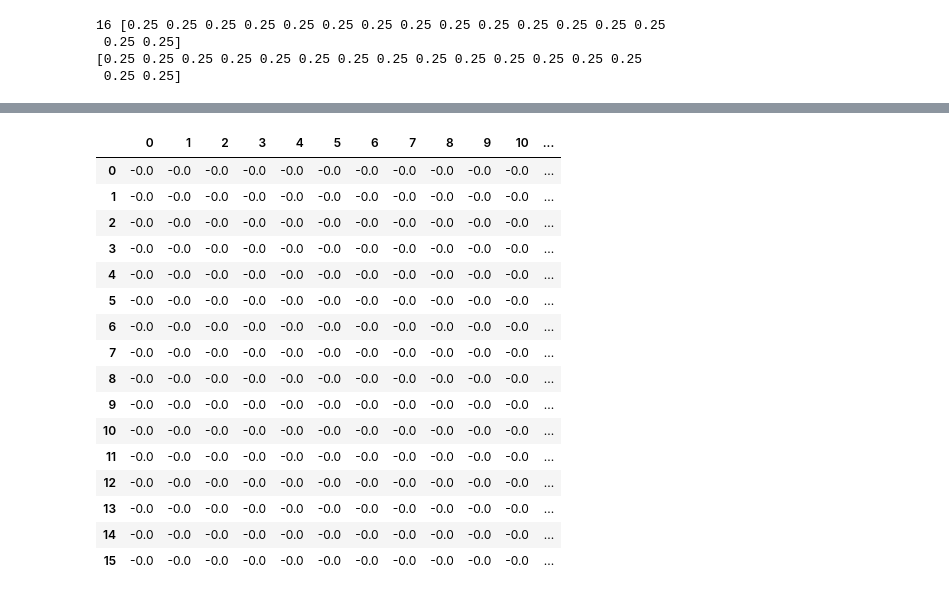
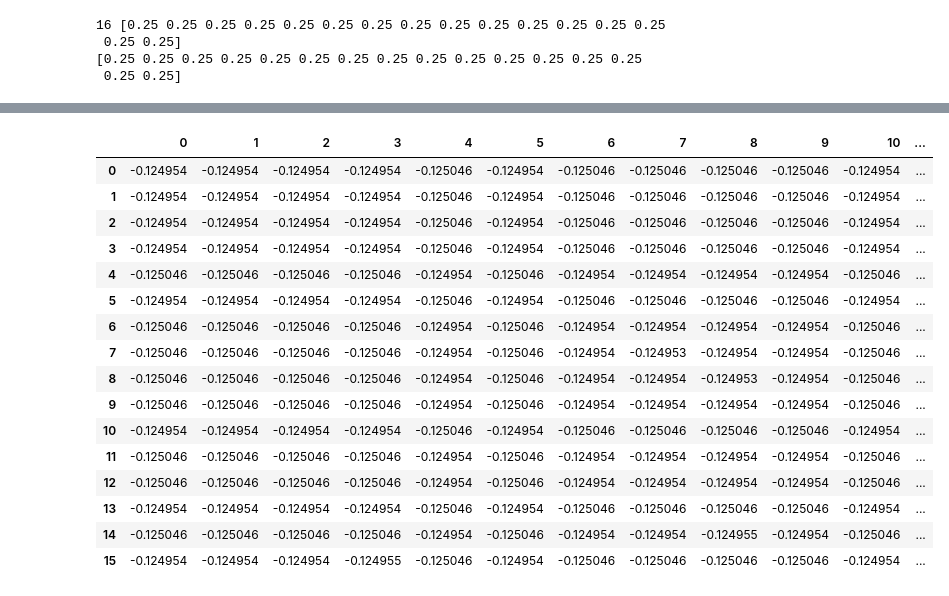
Before and after one commit to 24shiny/Inverse_Laplacian_embedding, a Jupyter notebook: Laplacian_embedding/quantum_LE_test.ipynb, the cells around one changed output, grey strips where cells are left out. Drawn from its saved outputs; the diff is of its cells as text; code cells hidden in the pictures.

```diff
--- a/Laplacian_embedding/quantum_LE_test.ipynb
+++ b/Laplacian_embedding/quantum_LE_test.ipynb
@@ -65,11 +77,11 @@ print(len(L_dec))
 # %%
-dev = qml.device("default.qubit", wires=14)
-reg = qml.registers({"control": 7, "target": 7})
-norm_coeff = (np.sqrt(coeff) / np.linalg.norm(np.sqrt(coeff)))
+dev = qml.device("default.qubit", wires=8)
+reg = qml.registers({"control": 4, "target": 4})
+norm_coeff = (np.sqrt(coeff_red) / np.linalg.norm(np.sqrt(coeff_red)))
 # scaling_factor = sum(abs(norm_coeff))
 
 # shifing wires for unitaries
-unitaries = [qml.map_wires(op_elem, {i: i + 7 for i in range(7)}) for op_elem in op]
+unitaries = [qml.map_wires(op_elem, {i: i + 4 for i in range(4)}) for op_elem in op_red]
 
 def block_encoding():
     qml.StatePrep(norm_coeff, wires=reg['control'])
@@ -113,11 +125,11 @@ L_inv_norm:
 # %%
 dev = qml.device("default.qubit", wires=8)
 reg = qml.registers({"control": 4, "target": 4})
-norm_coeff = (np.sqrt(coeff) / np.linalg.norm(np.sqrt(coeff)))
+norm_coeff = (np.sqrt(coeff_red) / np.linalg.norm(np.sqrt(coeff_red)))
 # scaling_factor = sum(abs(norm_coeff))
 
 # shifing wires for unitaries
-unitaries = [qml.map_wires(op_elem, {i: i + 4 for i in range(4)}) for op_elem in op]
+unitaries = [qml.map_wires(op_elem, {i: i + 4 for i in range(4)}) for op_elem in op_red]
 
 def block_encoding():
     qml.StatePrep(norm_coeff, wires=reg['control'])
@@ -193,55 +205,31 @@ val, vec = post_pm(val,vec)
 # %%
 def deflate(A, eig_val, eig_vec):
     return A - eig_val * np.outer(eig_vec, eig_vec)
 
-def block_encoding():
-    qml.StatePrep(norm_coeff, wires=reg['control'])
-    qml.Select(unitaries, control=reg['control'])
-    qml.adjoint(qml.StatePrep(norm_coeff, wires=reg['control']))
+def_mat = deflate(def_mat, eig_val, eig_vec)
 
-def power_method(A):
-    A_dec = qml.pauli_decompose(A)
-    coeff, op = A_dec.terms()
-    n_half = int(len(L_dec)/2)
-
-    dev = qml.device("default.qubit", wires=n_half*2)
-    reg = qml.registers({"control": n_half, "target": n_half})
-    norm_coeff = (np.sqrt(coeff) / np.linalg.norm(np.sqrt(coeff)))
-
-    # shifing wires for unitaries
-    unitaries = [qml.map_wires(op_elem, {i: i + n_half for i in range(n_half)}) for op_elem in op]
-
-    val, vec = pm(A)
-    val, vec = post_pm(val,vec)
-    return val, vec
-
-# power and deflation methods
 def_val = []
 def_vec = []
-def_mat = L_inv_norm
 
-eig_val, eig_vec = power_method(def_mat)
-def_val.append(eig_val)
-def_vec.append(eig_vec)
-def_mat = deflate(def_mat, eig_val, eig_vec)
-def_mat.shape
+def_val.append(val)
+def_vec.append(vec)
 
-pd.DataFrame(np.real(np.round(def_mat,5)))
+pd.DataFrame(np.real(def_mat))
 # %% [output]
 |  | 0 | 1 | 2 | 3 | 4 | 5 | 6 | 7 | 8 | 9 | 10 | ... |
-| 0 | -0.0 | -0.0 | -0.0 | -0.0 | -0.0 | -0.0 | -0.0 | -0.0 | -0.0 | -0.0 | -0.0 | ... |
-| 1 | -0.0 | -0.0 | -0.0 | -0.0 | -0.0 | -0.0 | -0.0 | -0.0 | -0.0 | -0.0 | -0.0 | ... |
-| 2 | -0.0 | -0.0 | -0.0 | -0.0 | -0.0 | -0.0 | -0.0 | -0.0 | -0.0 | -0.0 | -0.0 | ... |
-| 3 | -0.0 | -0.0 | -0.0 | -0.0 | -0.0 | -0.0 | -0.0 | -0.0 | -0.0 | -0.0 | -0.0 | ... |
-| 4 | -0.0 | -0.0 | -0.0 | -0.0 | -0.0 | -0.0 | -0.0 | -0.0 | -0.0 | -0.0 | -0.0 | ... |
-| 5 | -0.0 | -0.0 | -0.0 | -0.0 | -0.0 | -0.0 | -0.0 | -0.0 | -0.0 | -0.0 | -0.0 | ... |
-| 6 | -0.0 | -0.0 | -0.0 | -0.0 | -0.0 | -0.0 | -0.0 | -0.0 | -0.0 | -0.0 | -0.0 | ... |
-| 7 | -0.0 | -0.0 | -0.0 | -0.0 | -0.0 | -0.0 | -0.0 | -0.0 | -0.0 | -0.0 | -0.0 | ... |
-| 8 | -0.0 | -0.0 | -0.0 | -0.0 | -0.0 | -0.0 | -0.0 | -0.0 | -0.0 | -0.0 | -0.0 | ... |
-| 9 | -0.0 | -0.0 | -0.0 | -0.0 | -0.0 | -0.0 | -0.0 | -0.0 | -0.0 | -0.0 | -0.0 | ... |
-| 10 | -0.0 | -0.0 | -0.0 | -0.0 | -0.0 | -0.0 | -0.0 | -0.0 | -0.0 | -0.0 | -0.0 | ... |
-| 11 | -0.0 | -0.0 | -0.0 | -0.0 | -0.0 | -0.0 | -0.0 | -0.0 | -0.0 | -0.0 | -0.0 | ... |
-| 12 | -0.0 | -0.0 | -0.0 | -0.0 | -0.0 | -0.0 | -0.0 | -0.0 | -0.0 | -0.0 | -0.0 | ... |
-| 13 | -0.0 | -0.0 | -0.0 | -0.0 | -0.0 | -0.0 | -0.0 | -0.0 | -0.0 | -0.0 | -0.0 | ... |
-| 14 | -0.0 | -0.0 | -0.0 | -0.0 | -0.0 | -0.0 | -0.0 | -0.0 | -0.0 | -0.0 | -0.0 | ... |
-| 15 | -0.0 | -0.0 | -0.0 | -0.0 | -0.0 | -0.0 | -0.0 | -0.0 | -0.0 | -0.0 | -0.0 | ... |
+| 0 | -0.124954 | -0.124954 | -0.124954 | -0.124954 | -0.125046 | -0.124954 | -0.125046 | -0.125046 | -0.125046 | -0.125046 | -0.124954 | ... |
+| 1 | -0.124954 | -0.124954 | -0.124954 | -0.124954 | -0.125046 | -0.124954 | -0.125046 | -0.125046 | -0.125046 | -0.125046 | -0.124954 | ... |
+| 2 | -0.124954 | -0.124954 | -0.124954 | -0.124954 | -0.125046 | -0.124954 | -0.125046 | -0.125046 | -0.125046 | -0.125046 | -0.124954 | ... |
+| 3 | -0.124954 | -0.124954 | -0.124954 | -0.124954 | -0.125046 | -0.124954 | -0.125046 | -0.125046 | -0.125046 | -0.125046 | -0.124954 | ... |
+| 4 | -0.125046 | -0.125046 | -0.125046 | -0.125046 | -0.124954 | -0.125046 | -0.124954 | -0.124954 | -0.124954 | -0.124954 | -0.125046 | ... |
+| 5 | -0.124954 | -0.124954 | -0.124954 | -0.124954 | -0.125046 | -0.124954 | -0.125046 | -0.125046 | -0.125046 | -0.125046 | -0.124954 | ... |
+| 6 | -0.125046 | -0.125046 | -0.125046 | -0.125046 | -0.124954 | -0.125046 | -0.124954 | -0.124954 | -0.124954 | -0.124954 | -0.125046 | ... |
+| 7 | -0.125046 | -0.125046 | -0.125046 | -0.125046 | -0.124954 | -0.125046 | -0.124954 | -0.124953 | -0.124954 | -0.124954 | -0.125046 | ... |
+| 8 | -0.125046 | -0.125046 | -0.125046 | -0.125046 | -0.124954 | -0.125046 | -0.124954 | -0.124954 | -0.124953 | -0.124954 | -0.125046 | ... |
+| 9 | -0.125046 | -0.125046 | -0.125046 | -0.125046 | -0.124954 | -0.125046 | -0.124954 | -0.124954 | -0.124954 | -0.124954 | -0.125046 | ... |
+| 10 | -0.124954 | -0.124954 | -0.124954 | -0.124954 | -0.125046 | -0.124954 | -0.125046 | -0.125046 | -0.125046 | -0.125046 | -0.124954 | ... |
+| 11 | -0.125046 | -0.125046 | -0.125046 | -0.125046 | -0.124954 | -0.125046 | -0.124954 | -0.124954 | -0.124954 | -0.124954 | -0.125046 | ... |
+| 12 | -0.125046 | -0.125046 | -0.125046 | -0.125046 | -0.124954 | -0.125046 | -0.124954 | -0.124954 | -0.124954 | -0.124954 | -0.125046 | ... |
+| 13 | -0.124954 | -0.124954 | -0.124954 | -0.124954 | -0.125046 | -0.124954 | -0.125046 | -0.125046 | -0.125046 | -0.125046 | -0.124954 | ... |
+| 14 | -0.125046 | -0.125046 | -0.125046 | -0.125046 | -0.124954 | -0.125046 | -0.124954 | -0.124954 | -0.124955 | -0.124954 | -0.125046 | ... |
+| 15 | -0.124954 | -0.124954 | -0.124954 | -0.124955 | -0.125046 | -0.124954 | -0.125046 | -0.125046 | -0.125046 | -0.125046 | -0.124954 | ... |
```
Also changed, not shown: parts of 12 cells of this notebook.
